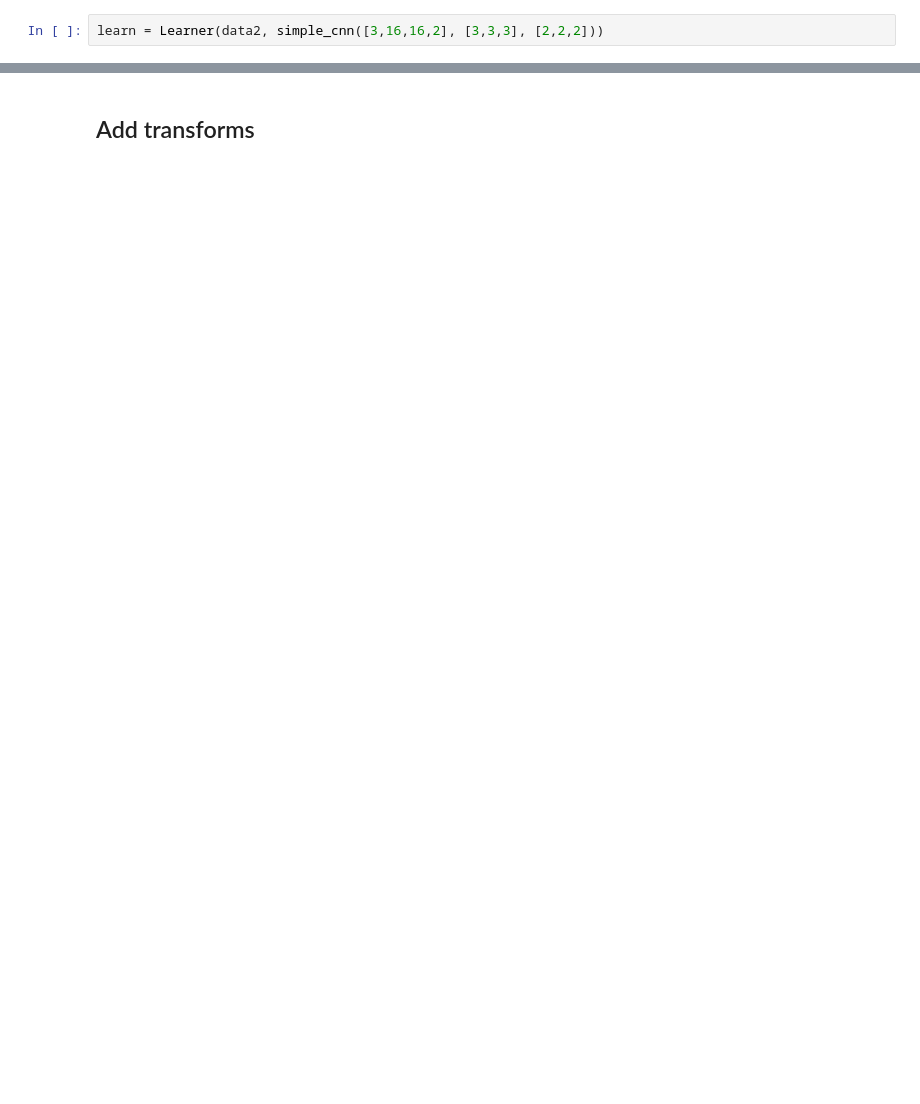
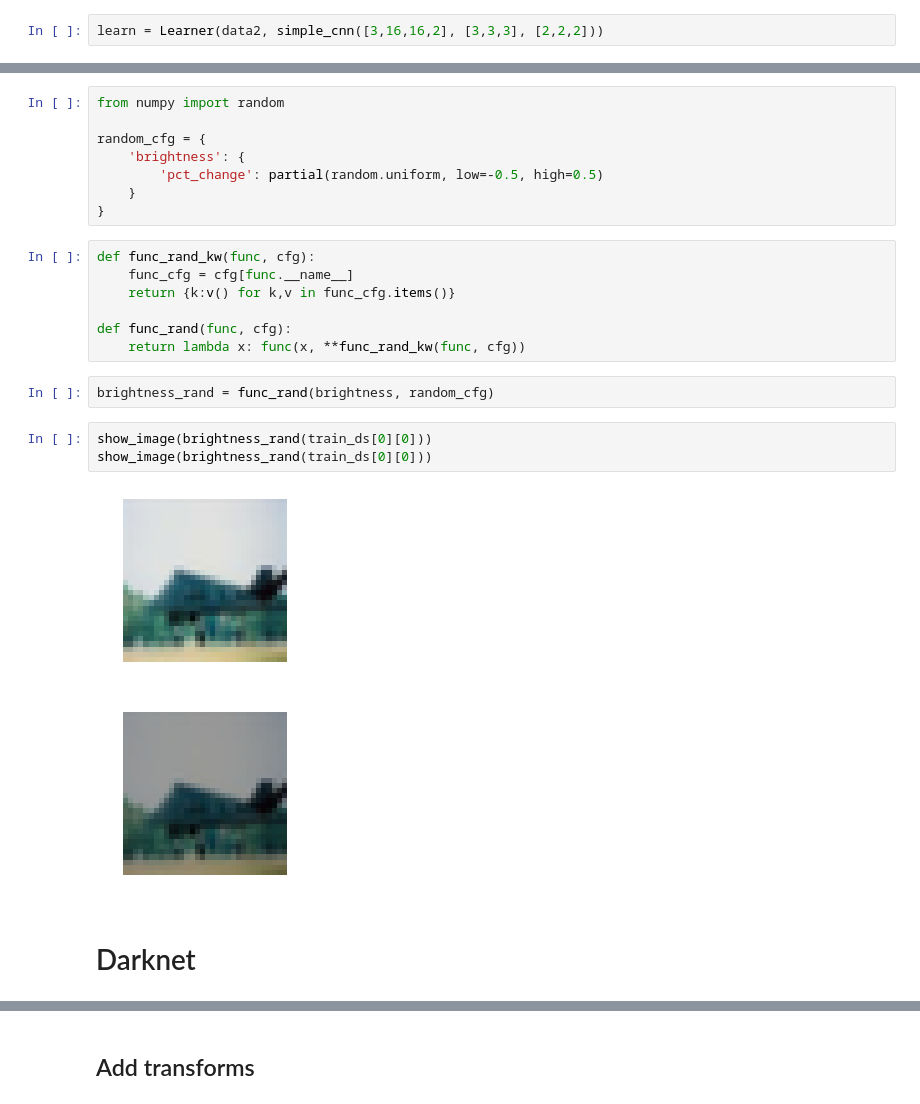
Before and after one commit to fastai/fastai_old, a Jupyter notebook: dev_nb/002_images.ipynb, the cells around one changed output, grey strips where cells are left out. Cells and saved outputs as stored; diff of their text form; blank space fills up the shorter version.

```diff
--- a/dev_nb/002_images.ipynb
+++ b/dev_nb/002_images.ipynb
@@ -214,0 +187,25 @@ learn = Learner(data, Simple_CNN([3,16,16,2], [3,3,3], [2,2,2]))
+# %%
+from numpy import random
+
+random_cfg = {
+    'brightness': {
+        'pct_change': partial(random.uniform, low=-0.5, high=0.5)
+    }
+}
+# %%
+def func_rand_kw(func, cfg):
+    func_cfg = cfg[func.__name__]
+    return {k:v() for k,v in func_cfg.items()}
+
+def func_rand(func, cfg):
+    return lambda x: func(x, **func_rand_kw(func, cfg))
+# %%
+brightness_rand = func_rand(brightness, random_cfg)
+# %%
+show_image(brightness_rand(train_ds[0][0]))
+show_image(brightness_rand(train_ds[0][0]))
+# %% [output]
+[figure, added]
+[figure, added]
+# %% [markdown]
+# Darknet
```
Also changed, not shown: parts of 47 cells of this notebook, 2 other files.
